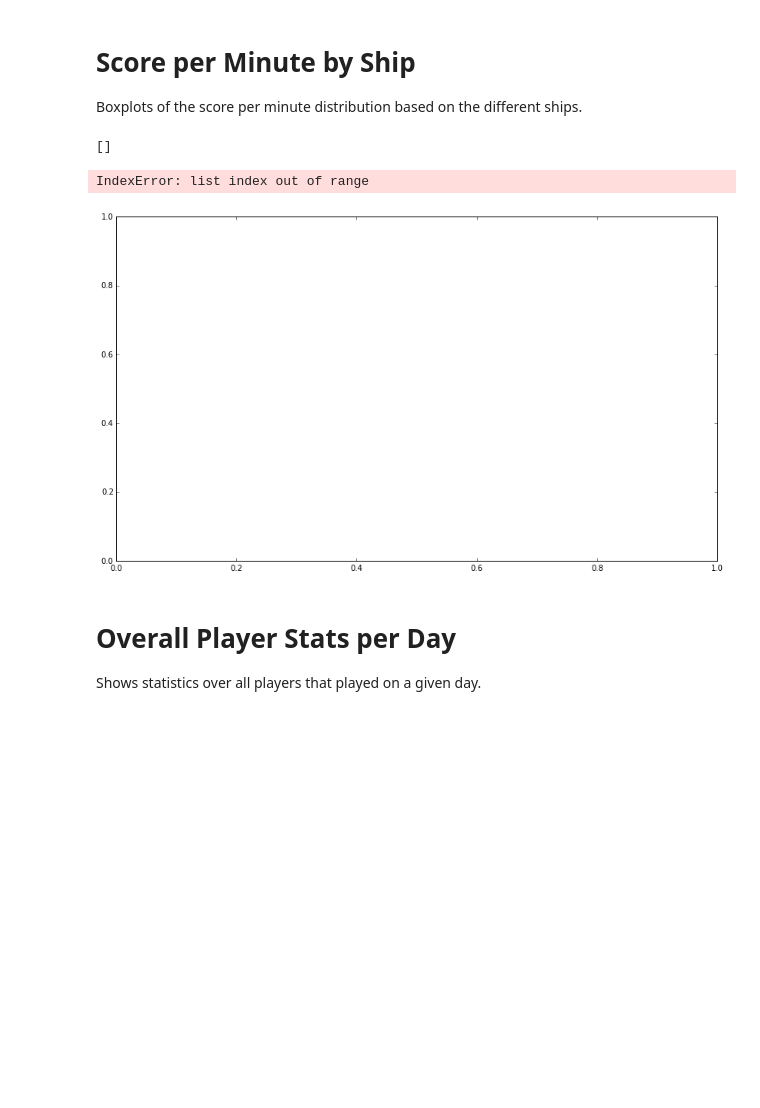
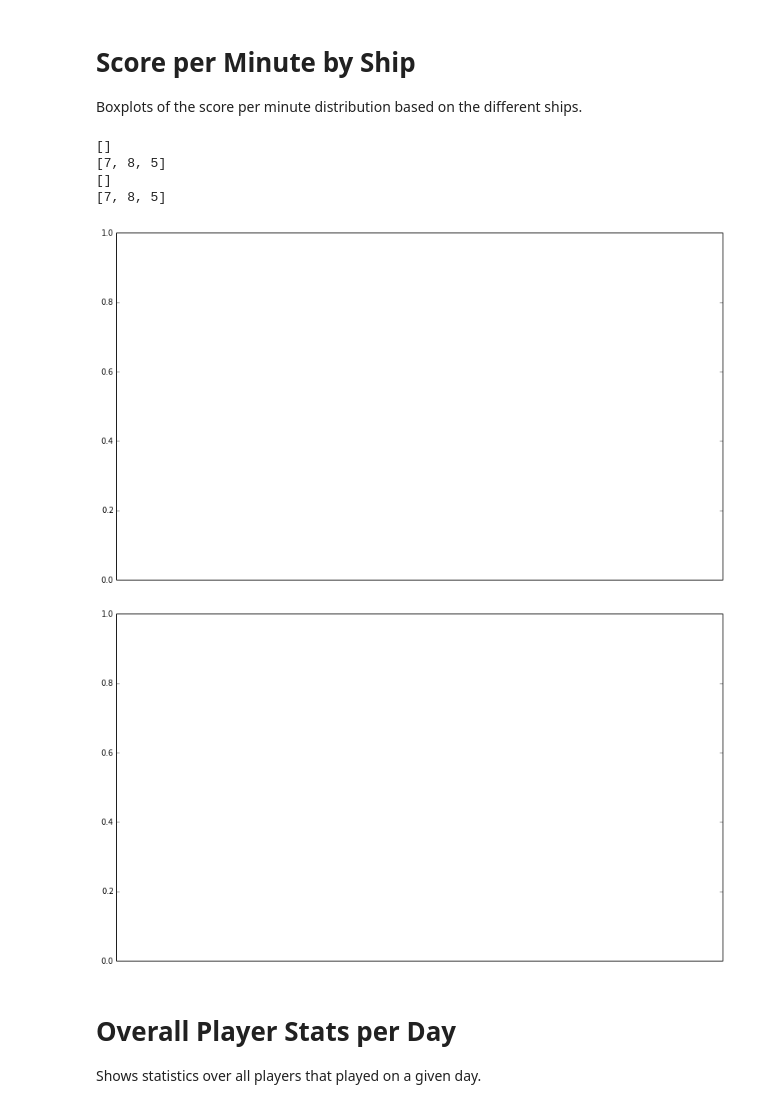
Before and after one commit to WhiteMagic/sc_api, a Jupyter notebook: SC Plots.ipynb, the cells around one changed output. Drawn from its saved outputs; the diff is of its cells as text; code cells hidden in the pictures; blank space fills up the shorter version.

```diff
--- a/SC Plots.ipynb
+++ b/SC Plots.ipynb
@@ -58,6 +58,8 @@ def ship_names():
             names[pilot.favorite_ship[0]] = True
         except KeyError:
             pass
+        except TypeError:
+            pass
     return sorted(names.keys())
 
 def color_boxplot(bp, color):
@@ -78,6 +80,8 @@ for mode in modes:
     for pilot in data[mode].get_data().values():
         try:
             tmp = pilot.favorite_ship
+            if tmp == None:
+                continue
             ship_name = tmp[0]
             if tmp[1] > 0.9:
                 if ship_name not in ships:
@@ -171,6 +175,8 @@ for i, mode in enumerate(modes):
 
         plt.scatter(x, y, color=color_map[dev], label=dev)
     plt.title("{} - {:d} Players".format(mode, len(filtered_data)))
+    plt.xlabel("Flight Time (hours)")
+    plt.ylabel("Score per Minte")
     plt.legend()
     plt.plot()
 # %% [output]
@@ -257,36 +263,41 @@ for mode in modes:
 for k, mode in enumerate(modes):
     sorted_keys = []
     for ship_name, device_data in plot_data[mode].items():
         count = 0
         for entry in device_data.values():
             count += len(entry["time"])
         if count > 250:
             sorted_keys.append(ship_name)
     sorted_keys = sorted(sorted_keys)
     print(sorted_keys)
 
     x = {}
     pos = {}
     for dev in devices:
         x[dev] = []
         pos[dev] = []
     index = 0
     for key in sorted_keys:
         for dev in devices:
             x[dev].append(plot_data[mode][key][dev]["spm"])
             pos[dev].append(index)
             index += 1
 
+    print([len(v) for v in x])
+
     plt.figure(2*k + 1)
-    for dev in x:
+    for dev in [v for v in x if len(v) > 10]:
         bp = plt.boxplot(x[dev], positions=pos[dev])
         color_boxplot(bp, color_map[dev])
     plt.xlim(-1, index)
     plt.xticks([i*3+1 for i in range(len(sorted_keys))], sorted_keys)
 # %% [output]
 []
+[7, 8, 5]
+[]
+[7, 8, 5]
-IndexError: list index out of range
-[figure, old version]
+[figure, new version]
+[figure, added]
 # %% [markdown]
 Overall Player Stats per Day
 ============================
```
Also changed, not shown: parts of 6 cells of this notebook, 2 other files.
